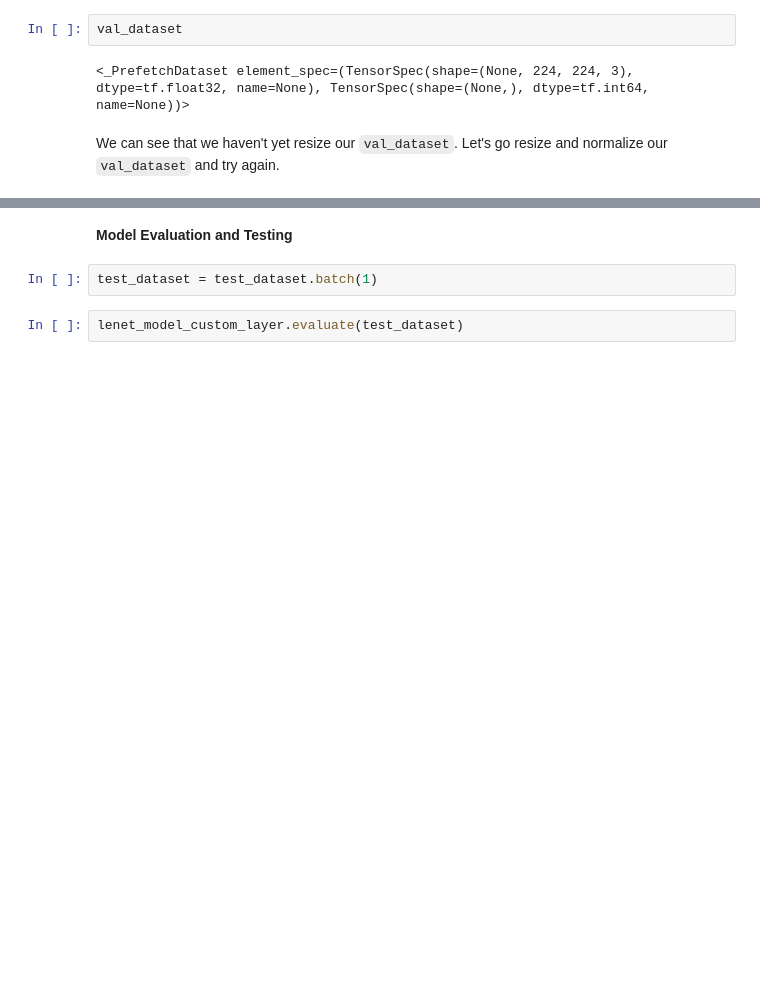
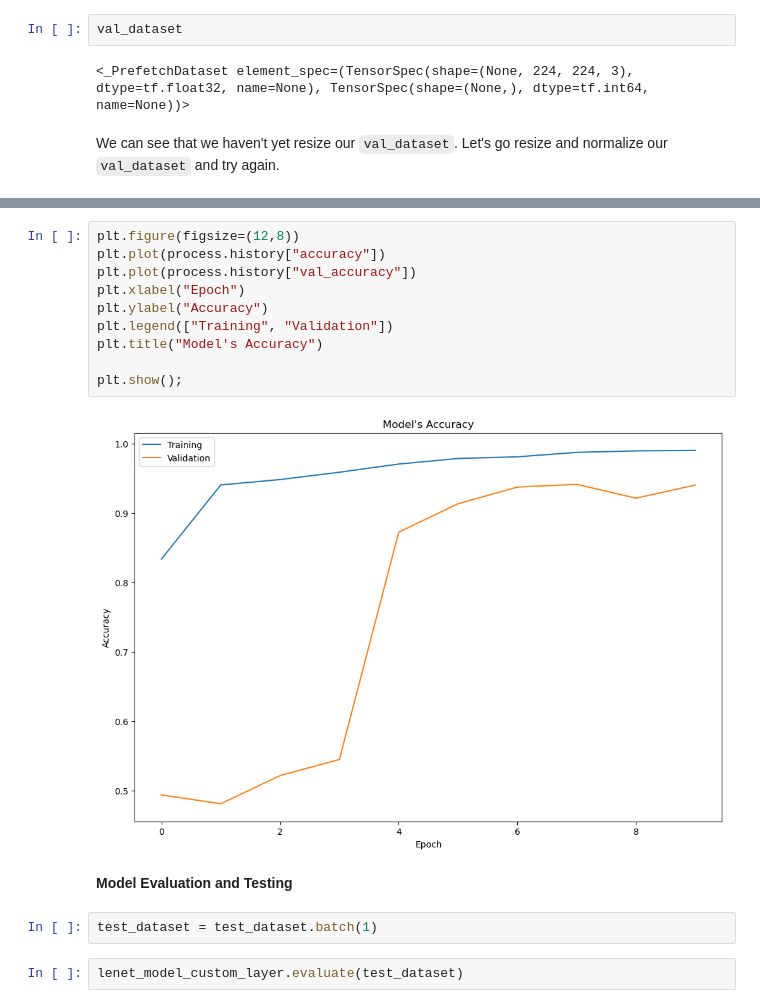
Before and after one commit to DangGiaChi/Deep-Learning-for-Computer-Vision-with-Python-and-TensorFlow-Course, a Jupyter notebook: Malaria_Detection_3/Malaria_Detection_Performance_Improve.ipynb, the cells around one changed output, grey strips where cells are left out. Saved outputs shown, nothing was run; the diff lists cells and outputs as text; blank space fills up the shorter version.

```diff
--- a/Malaria_Detection_3/Malaria_Detection_Performance_Improve.ipynb
+++ b/Malaria_Detection_3/Malaria_Detection_Performance_Improve.ipynb
@@ -655,3 +682,15 @@ training_df
+# %%
+plt.figure(figsize=(12,8))
+plt.plot(process.history["accuracy"])
+plt.plot(process.history["val_accuracy"])
+plt.xlabel("Epoch")
+plt.ylabel("Accuracy")
+plt.legend(["Training", "Validation"])
+plt.title("Model's Accuracy")
+
+plt.show();
+# %% [output]
+[figure, added]
 # %% [markdown]
 **Model Evaluation and Testing**
 # %%
```
Also changed, not shown: parts of 27 cells of this notebook, 13 other files.
